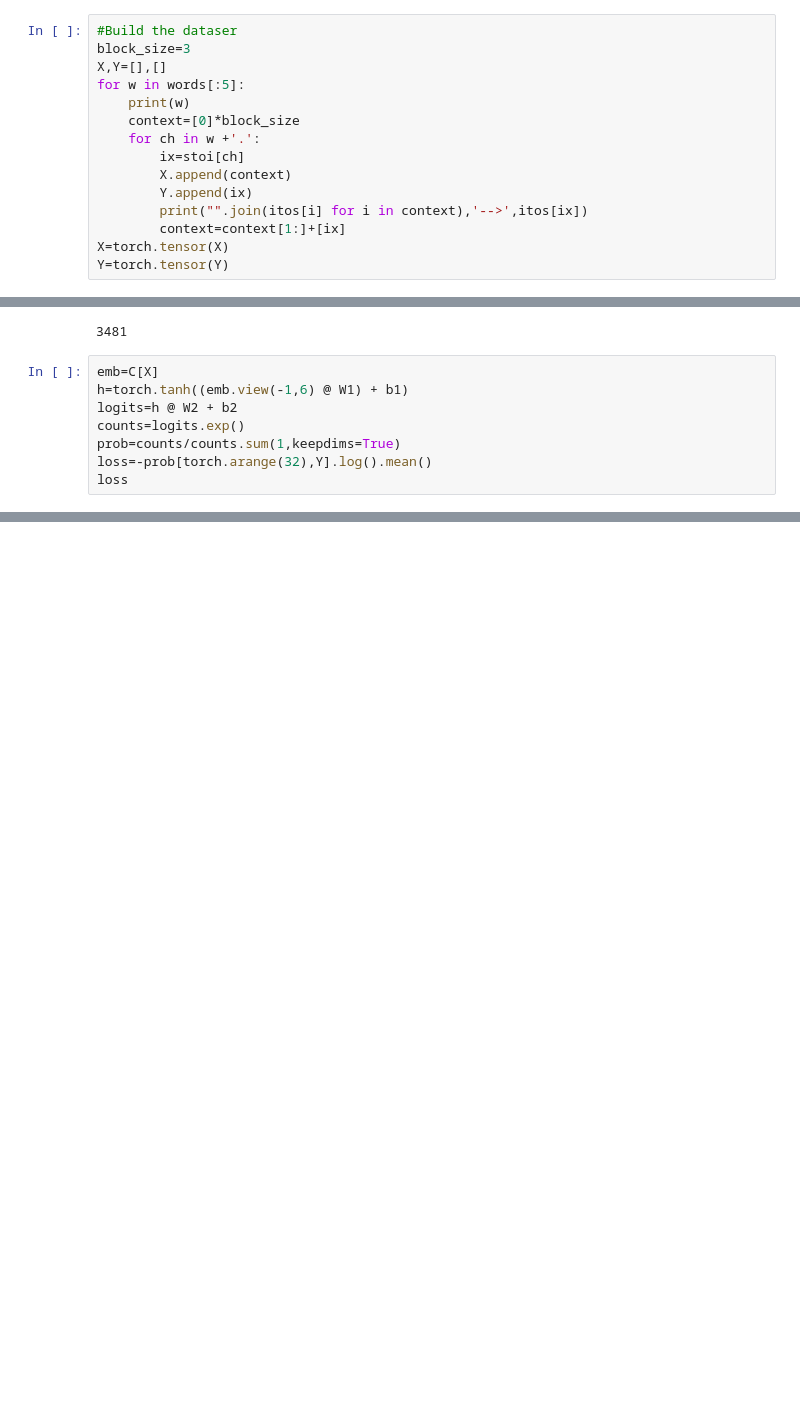
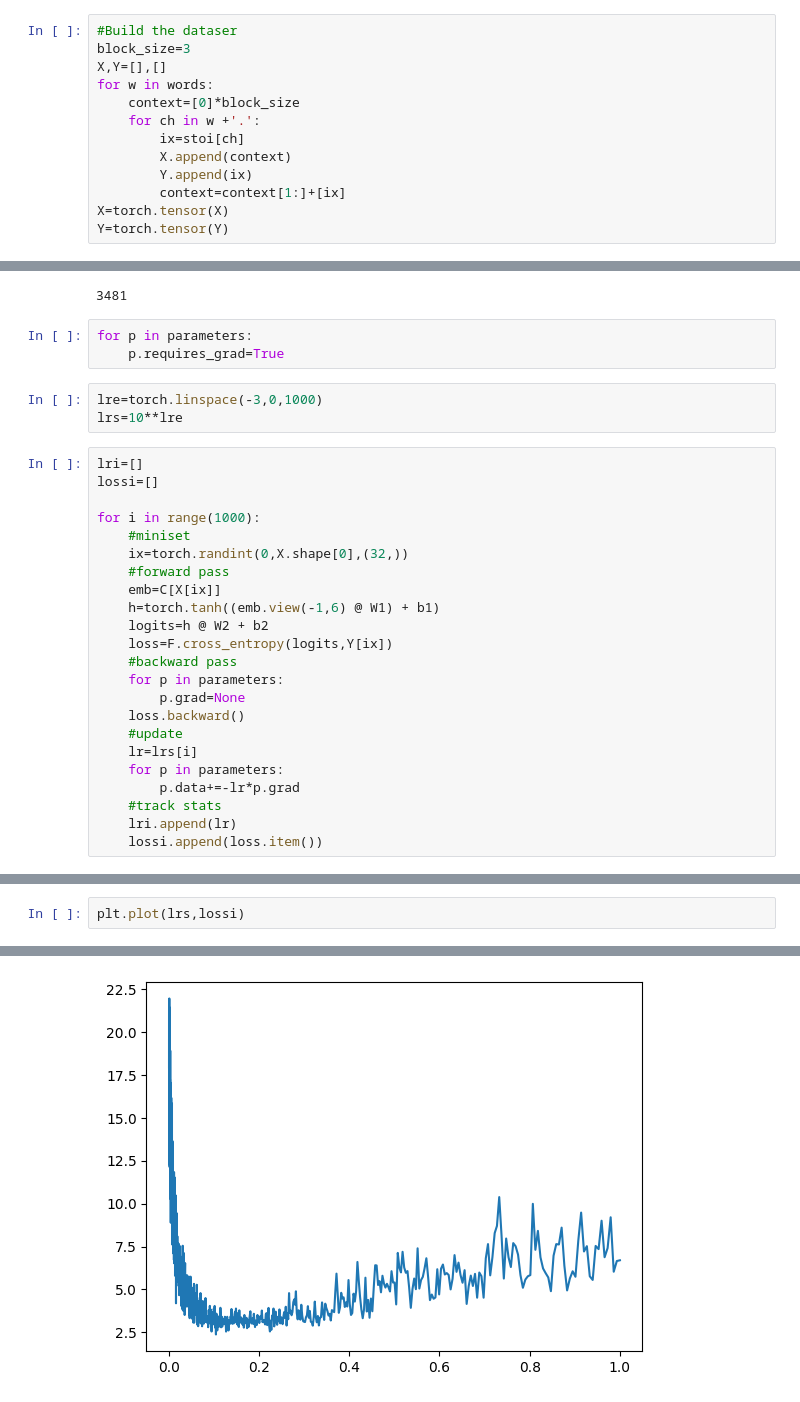
Before and after one commit to Enryu-bit/Makemore, a Jupyter notebook: build_makemore_mlp.ipynb, the cells around one changed output, grey strips where cells are left out. Cells and saved outputs as stored; diff of their text form; blank space fills up the shorter version.

```diff
--- a/build_makemore_mlp.ipynb
+++ b/build_makemore_mlp.ipynb
@@ -21,14 +21,12 @@ itos={i:s for s,i in stoi.items()}
 #Build the dataser
 block_size=3
 X,Y=[],[]
-for w in words[:5]:
-    print(w)
+for w in words:
     context=[0]*block_size
     for ch in w +'.':
         ix=stoi[ch]
         X.append(context)
         Y.append(ix)
-        print("".join(itos[i] for i in context),'-->',itos[ix])
         context=context[1:]+[ix]
 X=torch.tensor(X)
 Y=torch.tensor(Y)
@@ -66,11 +46,32 @@ parameters=[C,W1,b1,W2,b2]
 sum(p.nelement() for p in parameters)
 # %% [output]
 3481
+# %%
+for p in parameters:
+    p.requires_grad=True
+# %%
+lre=torch.linspace(-3,0,1000)
+lrs=10**lre
 # %%
-emb=C[X]
-h=torch.tanh((emb.view(-1,6) @ W1) + b1)
-logits=h @ W2 + b2
-counts=logits.exp()
-prob=counts/counts.sum(1,keepdims=True)
-loss=-prob[torch.arange(32),Y].log().mean()
-loss
+lri=[]
+lossi=[]
+
+for i in range(1000):
+    #miniset
+    ix=torch.randint(0,X.shape[0],(32,))
+    #forward pass
+    emb=C[X[ix]]
+    h=torch.tanh((emb.view(-1,6) @ W1) + b1)
+    logits=h @ W2 + b2
+    loss=F.cross_entropy(logits,Y[ix])
+    #backward pass
+    for p in parameters:
+        p.grad=None
+    loss.backward()
+    #update
+    lr=lrs[i]
+    for p in parameters:
+        p.data+=-lr*p.grad
+    #track stats
+    lri.append(lr)
+    lossi.append(loss.item())
@@ -78,0 +78,3 @@ tensor(17.7697)
+# %%
+plt.plot(lrs,lossi)
+# %% [output]
@@ -78,0 +82 @@ tensor(17.7697)
+[figure, added]
```
Also changed, not shown: parts of 5 cells of this notebook.
